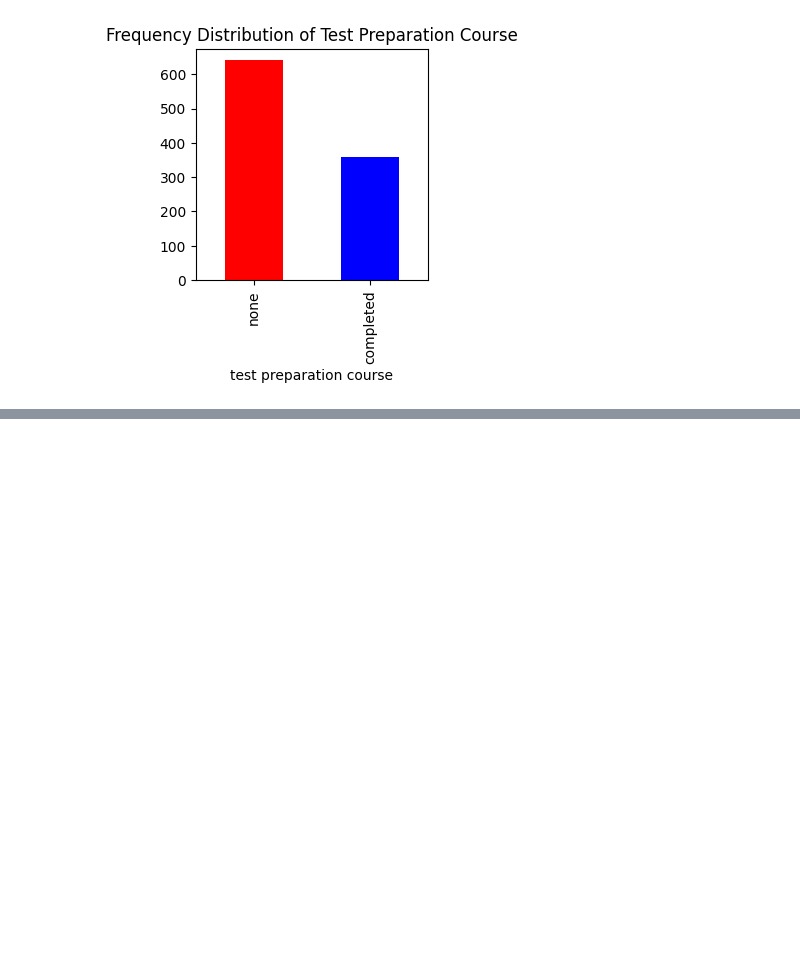
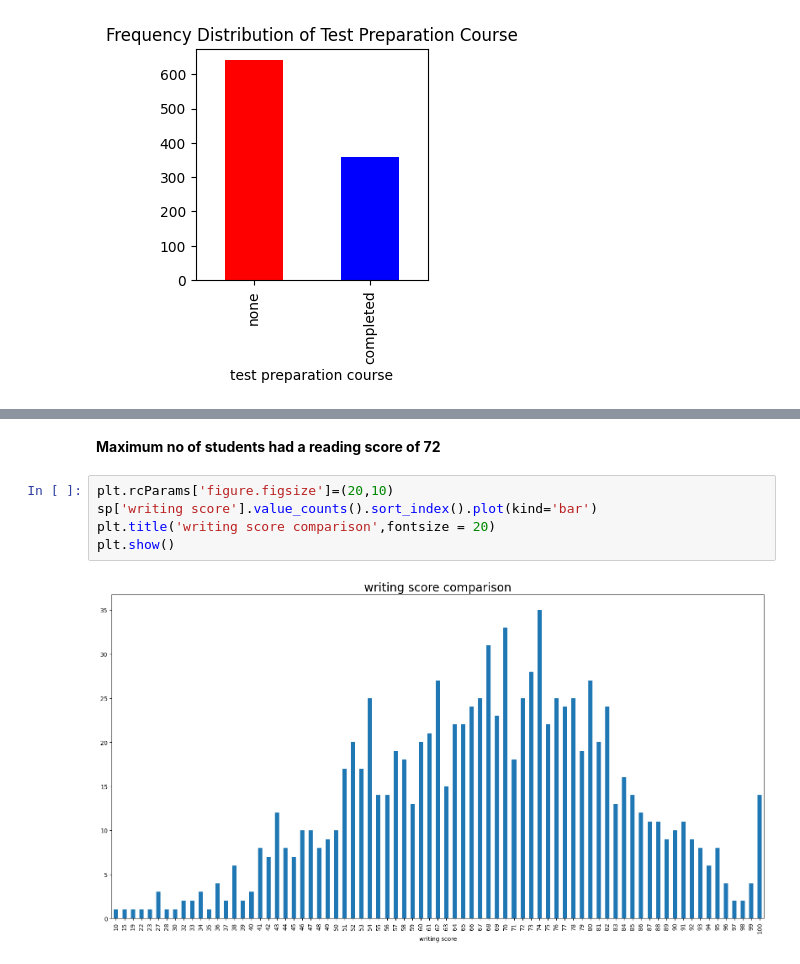
Before and after one commit to RaoFaris/Student-Performance-Analytics-Marks-Prediction-Rules-Engine-non-ML-, a Jupyter notebook: studperformanalytics.ipynb, the cells around one changed output, grey strips where cells are left out. Saved outputs shown, nothing was run; the diff lists cells and outputs as text; blank space fills up the shorter version.

```diff
--- a/studperformanalytics.ipynb
+++ b/studperformanalytics.ipynb
@@ -126,0 +149,9 @@ plt.show()
+# %% [markdown]
+**Maximum no of students had a reading score of 72**
+# %%
+plt.rcParams['figure.figsize']=(20,10)
+sp['writing score'].value_counts().sort_index().plot(kind='bar')
+plt.title('writing score comparison',fontsize = 20)
+plt.show()
+# %% [output]
+[figure, added]
```
Also changed, not shown: parts of 8 cells of this notebook.
